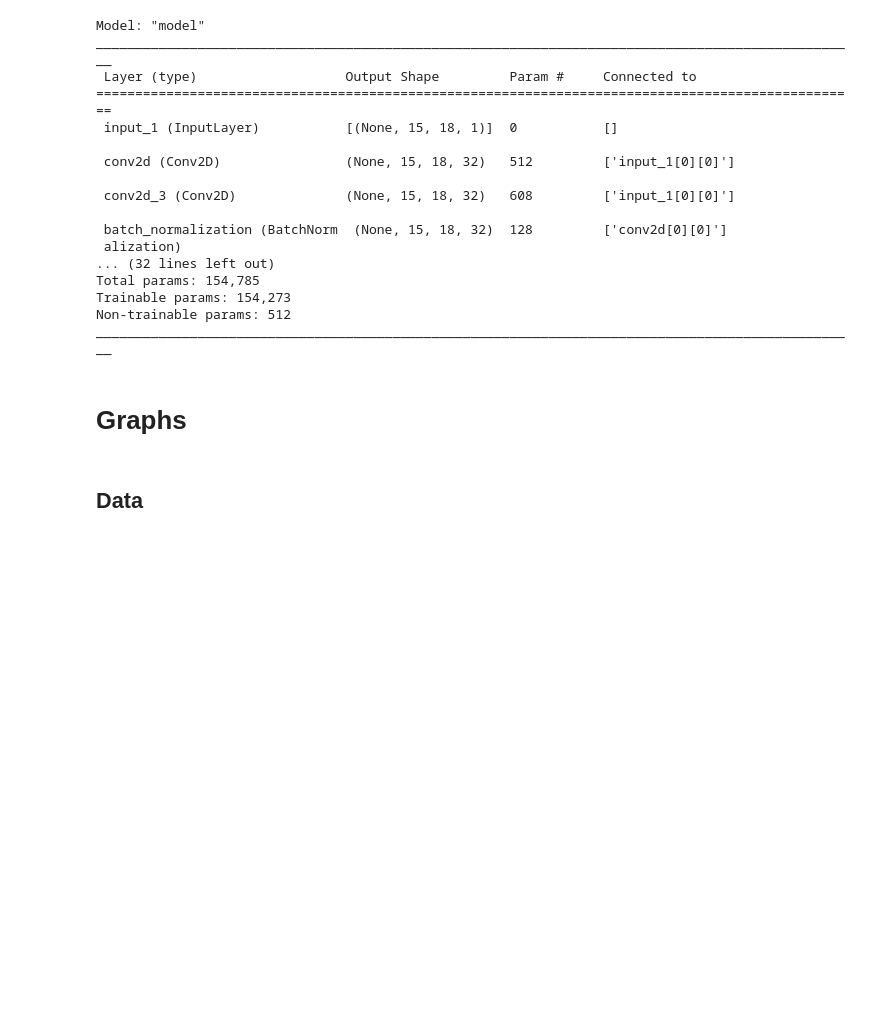
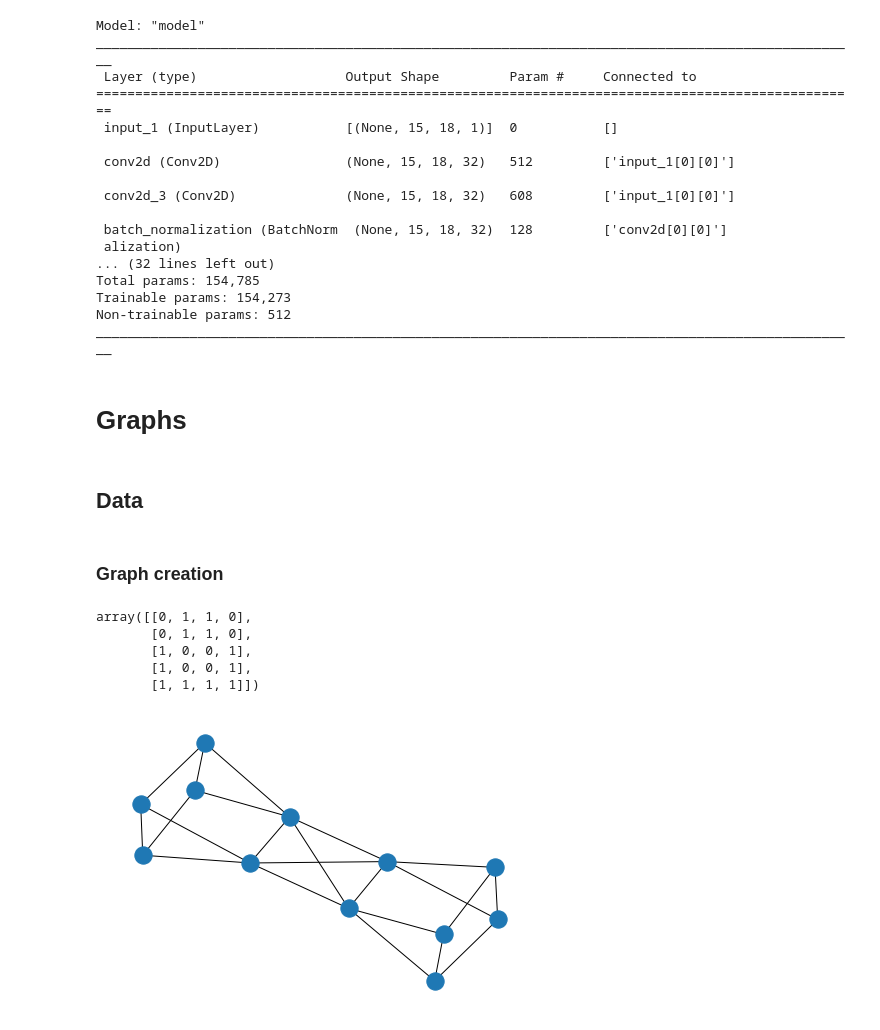
Before and after one commit to qerboz/cicy-internship, a Jupyter notebook: prog/Notebook.ipynb, the cells around one changed output. Cells and saved outputs as stored; diff of their text form; code cells hidden in the pictures; blank space fills up the shorter version.

```diff
--- a/prog/Notebook.ipynb
+++ b/prog/Notebook.ipynb
@@ -17,3 +16,6 @@ df = pd.read_hdf('data/cicy3f.h5')
+# %%
+df = pd.read_hdf('data/cicy3o.h5')
+df['matrix'] = df['matrix'].apply(lambda x: np.array(x,dtype='float32'))
 # %% [markdown]
 # Data Analysis
 # %%
@@ -86,11 +88,12 @@ def pad_and_stack(data,size):
     for j in range(len(data.values)):
         x = np.array(data.values[j])
         ar[j,:,:] = np.pad(x, [(0,size[i]-x.shape[i]) for i in range(len(size))])
-    return np.expand_dims(ar,axis=3)
+    return ar
 # %%
 df_wo_outliers = filter_outliers(df,{'h11':[1,16],'h21':[1,91]})
 df_wo_outliers = df_wo_outliers.sample(frac=1)
-matrix_train, matrix_test, h11_train, h11_test, h21_train, h21_test = skl.model_selection.train_test_split(pad_and_stack(df_wo_outliers['matrix'],(15,18)), df_wo_outliers['h11'], df_wo_outliers['h21'], test_size = 0.1, shuffle = False)
+matrices = np.expand_dims(pad_and_stack(df_wo_outliers['matrix'],(12,15)),axis=3)
+matrix_train, matrix_test, h11_train, h11_test, h21_train, h21_test = skl.model_selection.train_test_split(matrices, df_wo_outliers['h11'], df_wo_outliers['h21'], test_size = 0.1, shuffle = False)
 matrix_train, matrix_val, h11_train, h11_val, h21_train, h21_val = skl.model_selection.train_test_split(matrix_train, h11_train, h21_train, test_size = 1/9, shuffle = False)
 # %%
 scale = np.max(matrix_train)
@@ -371,3 +374,5 @@ ________________________________________________________________________________
 # Graphs
 # %% [markdown]
 ## Data
+# %% [markdown]
+### Graph creation
@@ -373,0 +439,22 @@ ________________________________________________________________________________
+# %%
+graphs_list1 = mat_to_graph1(list(df_wo_outliers['matrix'].values))
+for i in range(len(graphs_list1)):
+    graphs_list1[i]['h11'] = df_wo_outliers['h11'].values[i]
+    graphs_list1[i]['h21'] = df_wo_outliers['h21'].values[i]
+graphs_list2 = mat_to_graph2(list(df_wo_outliers['matrix'].values))
+for i in range(len(graphs_list1)):
+    graphs_list2[i]['h11'] = df_wo_outliers['h11'].values[i]
+    graphs_list2[i]['h21'] = df_wo_outliers['h21'].values[i]
+# %%
+df_wo_outliers['matrix'].values[0]
+# %% [output]
+array([[0, 1, 1, 0],
+       [0, 1, 1, 0],
+       [1, 0, 0, 1],
+       [1, 0, 0, 1],
+       [1, 1, 1, 1]])
+# %%
+G1 = nx.from_scipy_sparse_array(graphs_list1[0]['adj_mat'])
+nx.draw(G1)
+# %% [output]
+[figure, added]
```
Also changed, not shown: parts of 13 cells of this notebook, 1 other file.
